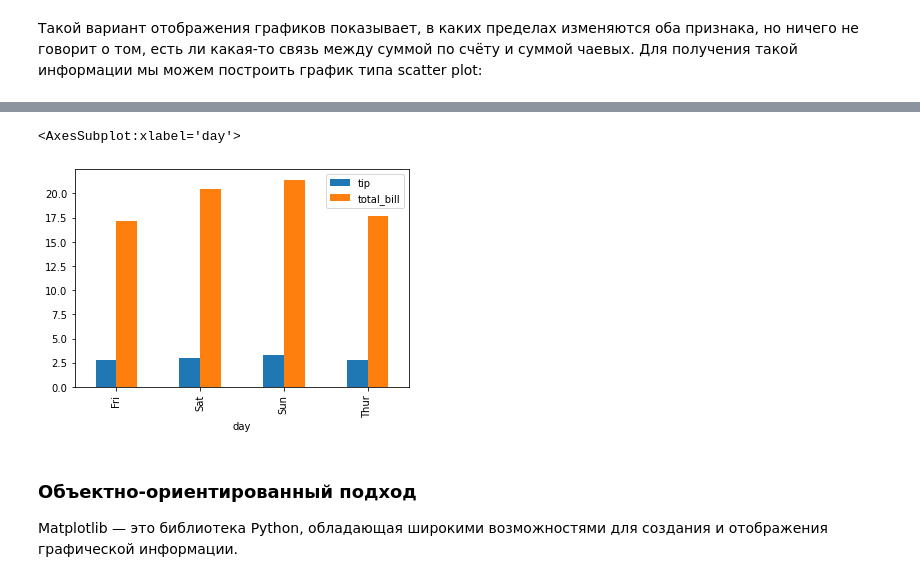
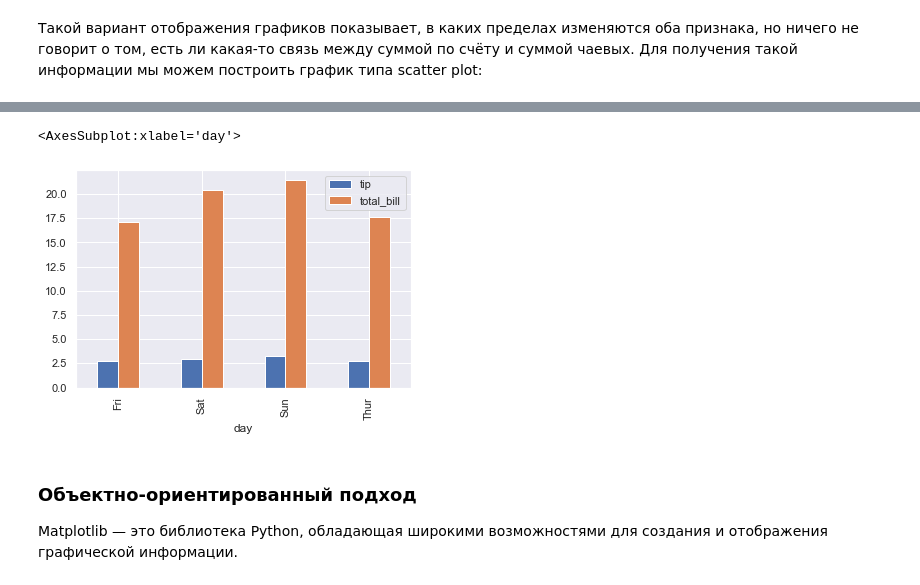
Before and after one commit to dm-fedorov/pandas_basic, a Jupyter notebook: кейсы по анализу данных/Визуализация.ipynb, the cells around one changed output, grey strips where cells are left out. Saved outputs shown, nothing was run; the diff lists cells and outputs as text; code cells hidden in the pictures.

```diff
--- a/кейсы по анализу данных/Визуализация.ipynb
+++ b/кейсы по анализу данных/Визуализация.ipynb
@@ -25,6 +25,9 @@ df.head()
 Для быстрого и корректного отображения графиков, которые мы будем строить, запустите на работу магическую команду:
 # %%
 %matplotlib inline
+# %%
+import seaborn as sns
+sns.set()
 # %% [markdown]
 Эта команда позволит нам автоматически выводить на экран все графики и диаграммы без использования дополнительных функций.
 
@@ -99,10 +115,8 @@ df.plot(x='total_bill',
 # %%
-df.pivot_table(values=['total_bill', 'tip'],
-               index='day',
-               aggfunc='mean').plot(kind='bar')
+df.pivot_table(values=['total_bill', 'tip'], index='day', aggfunc='mean').plot(kind='bar')
 # %% [output]
 <AxesSubplot:xlabel='day'>
-[figure, old version]
+[figure, new version]
 # %% [markdown]
 ### Объектно-ориентированный подход
 
```
Also changed, not shown: parts of 15 cells of this notebook, 2 other files.
